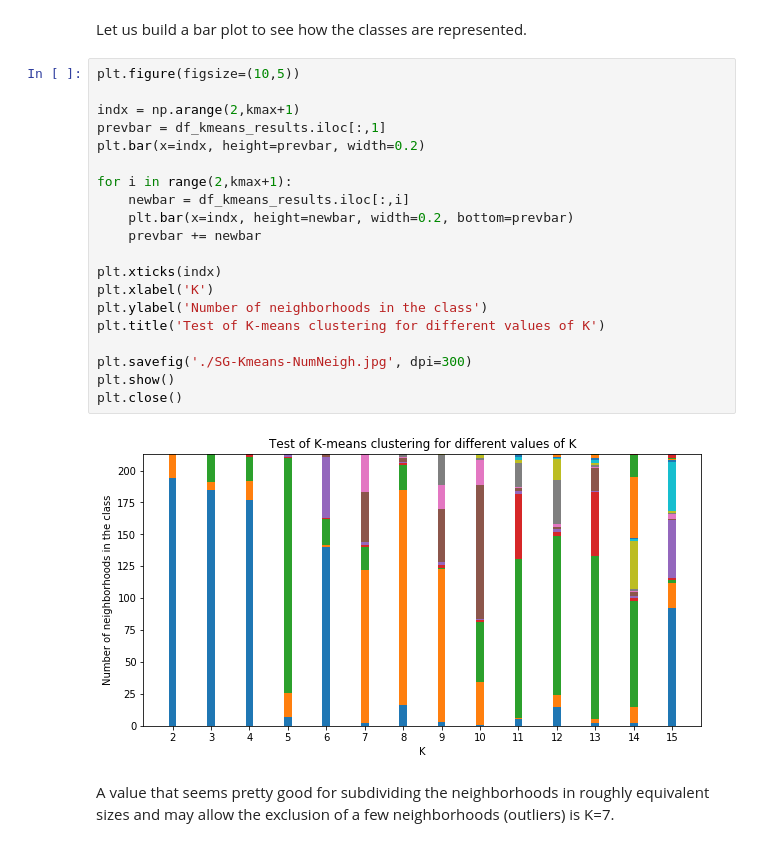
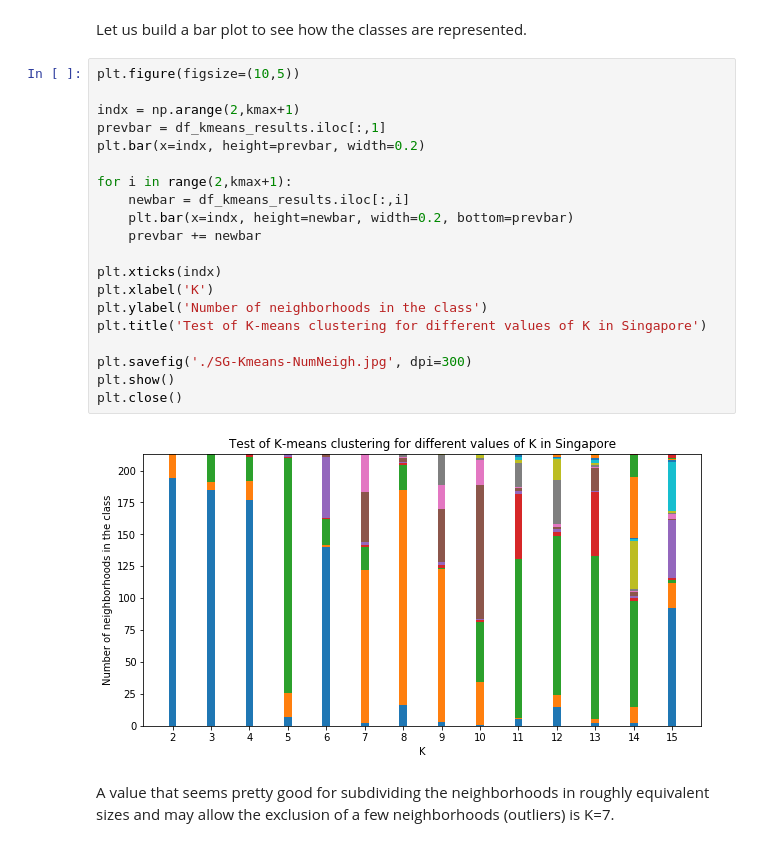
Before and after one commit to FabienNugier/Coursera_Capstone, a Jupyter notebook: IBM-DATASCIENCE-FinalProject(Weeks4-5)_Singapore_HK_Comparison.ipynb, the cells around one changed output. Drawn from its saved outputs; the diff is of its cells as text.

```diff
--- a/IBM-DATASCIENCE-FinalProject(Weeks4-5)_Singapore_HK_Comparison.ipynb
+++ b/IBM-DATASCIENCE-FinalProject(Weeks4-5)_Singapore_HK_Comparison.ipynb
@@ -2258,25 +2267,25 @@ Let us build a bar plot to see how the classes are represented.
 # %%
 plt.figure(figsize=(10,5))
 
 indx = np.arange(2,kmax+1)
 prevbar = df_kmeans_results.iloc[:,1]
 plt.bar(x=indx, height=prevbar, width=0.2)
 
 for i in range(2,kmax+1):
     newbar = df_kmeans_results.iloc[:,i]
     plt.bar(x=indx, height=newbar, width=0.2, bottom=prevbar)
     prevbar += newbar
 
 plt.xticks(indx)
 plt.xlabel('K')
 plt.ylabel('Number of neighborhoods in the class')
-plt.title('Test of K-means clustering for different values of K')
+plt.title('Test of K-means clustering for different values of K in Singapore')
 
 plt.savefig('./SG-Kmeans-NumNeigh.jpg', dpi=300)
 plt.show()
 plt.close()
 # %% [output]
-[figure, old version]
+[figure, new version]
 # %% [markdown]
 A value that seems pretty good for subdividing the neighborhoods in roughly equivalent sizes and may allow the exclusion of a few neighborhoods (outliers) is K=7.
 # %%
```
Also changed, not shown: parts of 107 cells of this notebook, 3 other files.
